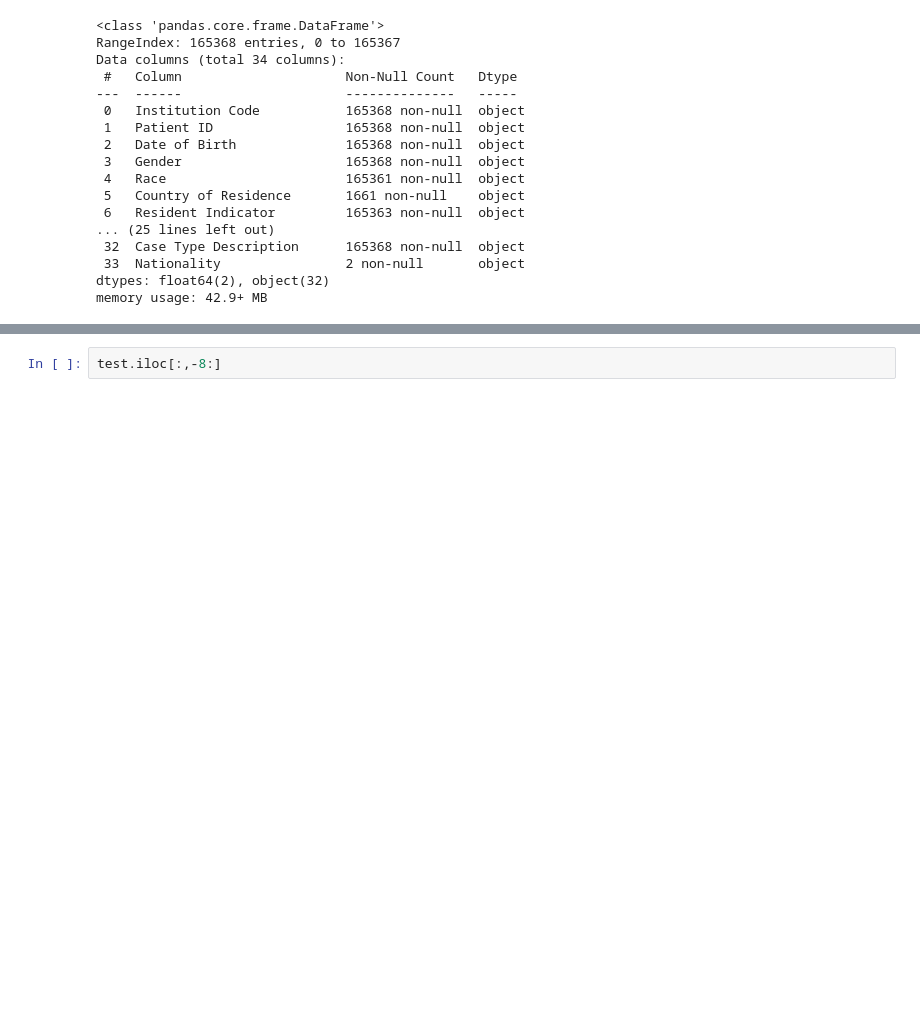
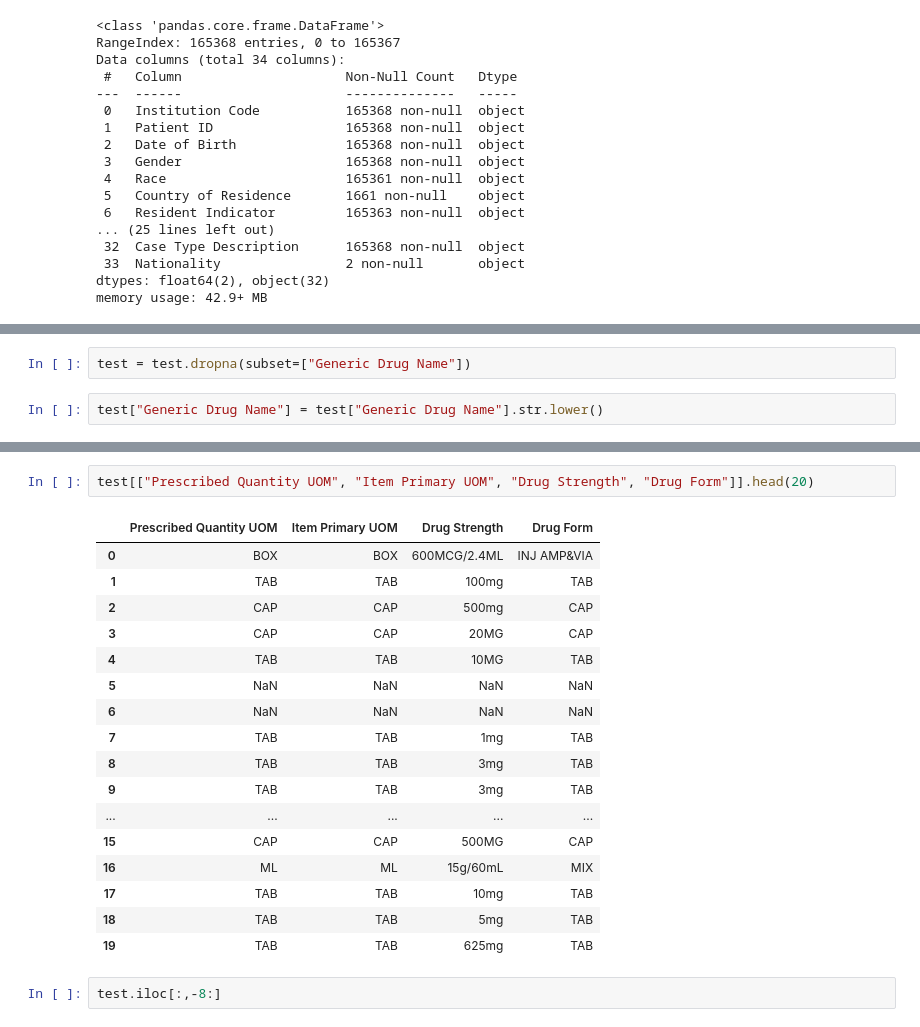
Before and after one commit to mikedataCrunch/elpha-singhealth-fh, a Jupyter notebook: notebooks/01_drug_dispensed_eda.ipynb, the cells around one changed output, grey strips where cells are left out. Cells and saved outputs as stored; diff of their text form; blank space fills up the shorter version.

```diff
--- a/notebooks/01_drug_dispensed_eda.ipynb
+++ b/notebooks/01_drug_dispensed_eda.ipynb
@@ -47,0 +68,4 @@ memory usage: 42.9+ MB
+# %%
+test = test.dropna(subset=["Generic Drug Name"])
+# %%
+test["Generic Drug Name"] = test["Generic Drug Name"].str.lower()
@@ -48,3 +104,23 @@ memory usage: 42.9+ MB
+# %%
+test[["Prescribed Quantity UOM", "Item Primary UOM", "Drug Strength", "Drug Form"]].head(20)
+# %% [output]
+|  | Prescribed Quantity UOM | Item Primary UOM | Drug Strength | Drug Form |
+| 0 | BOX | BOX | 600MCG/2.4ML | INJ AMP&VIA |
+| 1 | TAB | TAB | 100mg | TAB |
+| 2 | CAP | CAP | 500mg | CAP |
+| 3 | CAP | CAP | 20MG | CAP |
+| 4 | TAB | TAB | 10MG | TAB |
+| 5 | NaN | NaN | NaN | NaN |
+| 6 | NaN | NaN | NaN | NaN |
+| 7 | TAB | TAB | 1mg | TAB |
+| 8 | TAB | TAB | 3mg | TAB |
+| 9 | TAB | TAB | 3mg | TAB |
+| ... | ... | ... | ... | ... |
+| 15 | CAP | CAP | 500MG | CAP |
+| 16 | ML | ML | 15g/60mL | MIX |
+| 17 | TAB | TAB | 10mg | TAB |
+| 18 | TAB | TAB | 5mg | TAB |
+| 19 | TAB | TAB | 625mg | TAB |
 # %%
 test.iloc[:,-8:]
 # %% [output]
```
Also changed, not shown: parts of 4 cells of this notebook, 5 other files.
